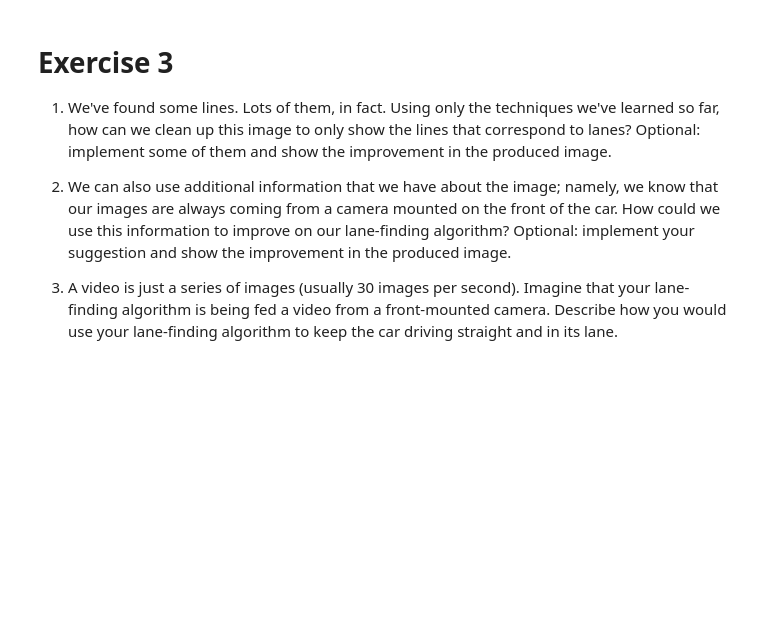
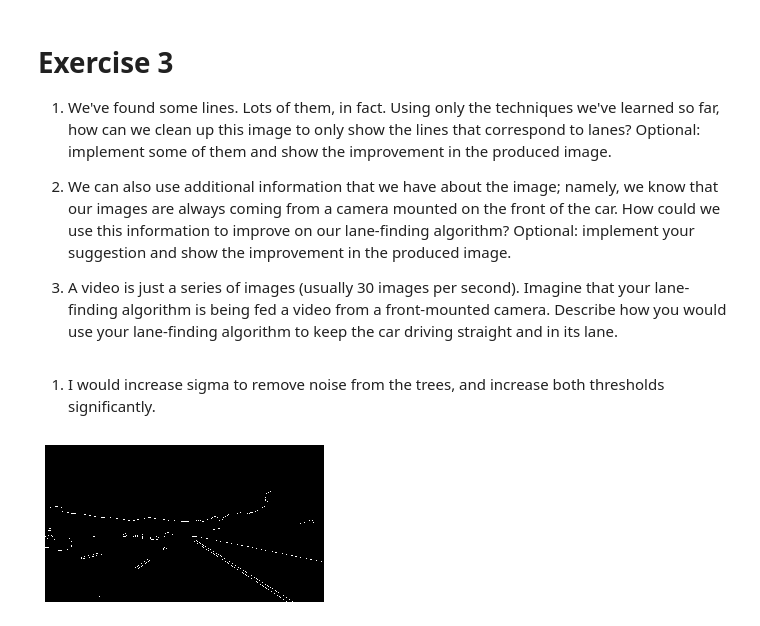
Before and after one commit to yrafalin/ComputerVision, a Jupyter notebook: EdgeDetection/Advanced edge detection.ipynb, the cells around one changed output. Drawn from its saved outputs; the diff is of its cells as text; code cells hidden in the pictures; blank space fills up the shorter version.

```diff
--- a/EdgeDetection/Advanced edge detection.ipynb
+++ b/EdgeDetection/Advanced edge detection.ipynb
@@ -347,3 +347,10 @@ for line in lines:
 2. We can also use additional information that we have about the image; namely, we know that our images are always coming from a camera mounted on the front of the car. How could we use this information to improve on our lane-finding algorithm? Optional: implement your suggestion and show the improvement in the produced image.
 
 3. A video is just a series of images (usually 30 images per second). Imagine that your lane-finding algorithm is being fed a video from a front-mounted camera. Describe how you would use your lane-finding algorithm to keep the car driving straight and in its lane.
+# %% [markdown]
+1. I would increase sigma to remove noise from the trees, and increase both thresholds significantly.
+# %%
+edge_image = feature.canny(image, sigma=3, low_threshold=40, high_threshold=70)
+display(edge_image)
+# %% [output]
+[figure, added]
```
Also changed, not shown: parts of 8 cells of this notebook.
